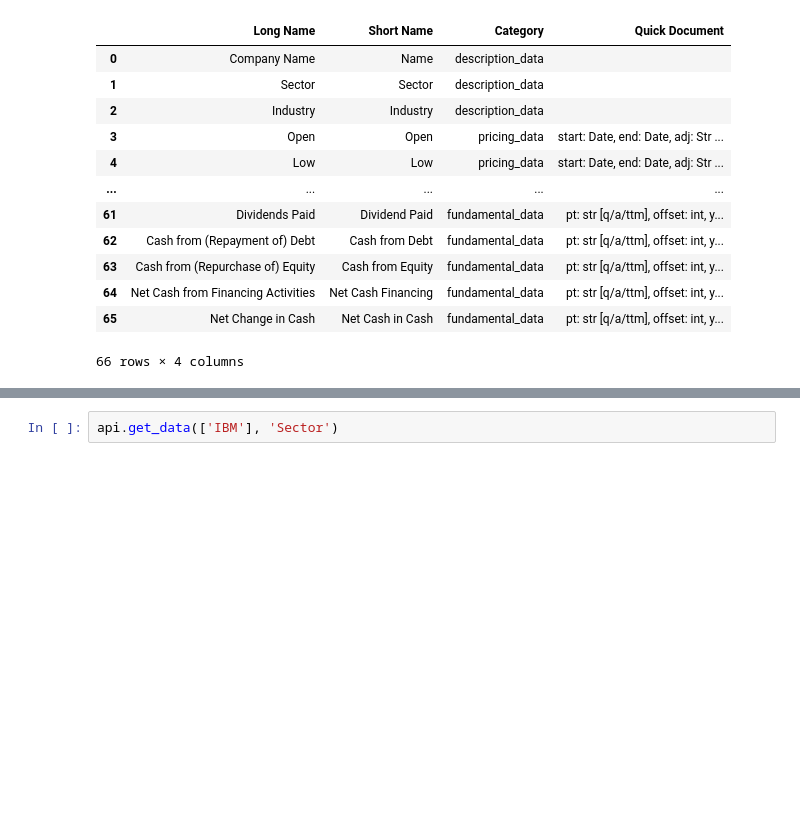
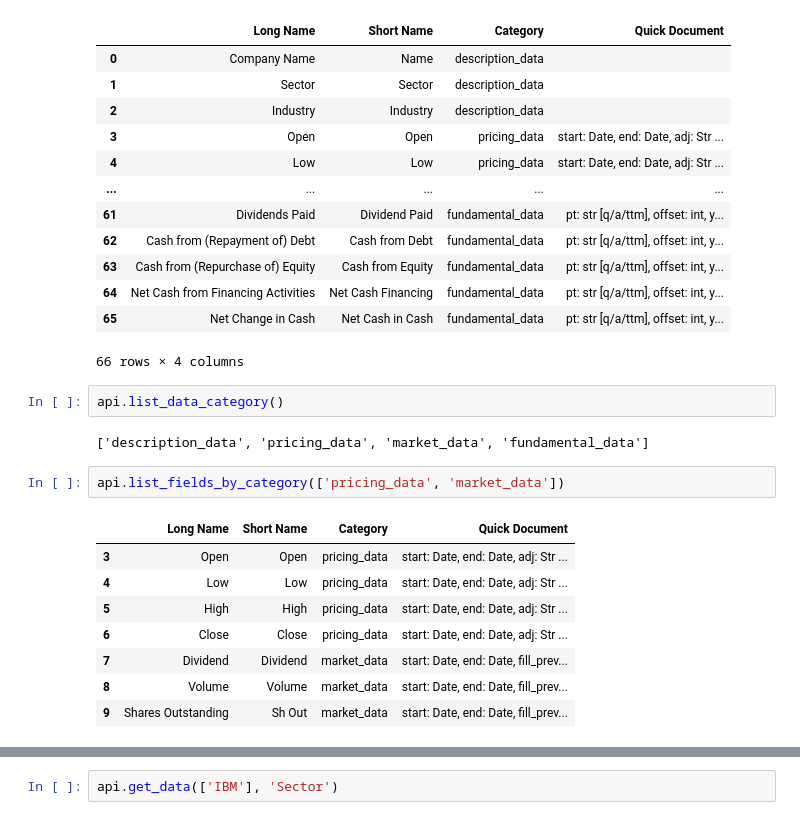
Before and after one commit to bbk-pij-2012-29/Financial-Data-API, a Jupyter notebook: api_example.ipynb, the cells around one changed output, grey strips where cells are left out. Cells and saved outputs as stored; diff of their text form; blank space fills up the shorter version.

```diff
--- a/api_example.ipynb
+++ b/api_example.ipynb
@@ -78,4 +81,19 @@ api.list_fields()
 | 64 | Net Cash from Financing Activities | Net Cash Financing | fundamental_data | pt: str [q/a/ttm], offset: int, y... |
 | 65 | Net Change in Cash | Net Cash in Cash | fundamental_data | pt: str [q/a/ttm], offset: int, y... |
 66 rows × 4 columns
+# %%
+api.list_data_category()
+# %% [output]
+['description_data', 'pricing_data', 'market_data', 'fundamental_data']
+# %%
+api.list_fields_by_category(['pricing_data', 'market_data'])
+# %% [output]
+|  | Long Name | Short Name | Category | Quick Document |
+| 3 | Open | Open | pricing_data | start: Date, end: Date, adj: Str ... |
+| 4 | Low | Low | pricing_data | start: Date, end: Date, adj: Str ... |
+| 5 | High | High | pricing_data | start: Date, end: Date, adj: Str ... |
+| 6 | Close | Close | pricing_data | start: Date, end: Date, adj: Str ... |
+| 7 | Dividend | Dividend | market_data | start: Date, end: Date, fill_prev... |
+| 8 | Volume | Volume | market_data | start: Date, end: Date, fill_prev... |
+| 9 | Shares Outstanding | Sh Out | market_data | start: Date, end: Date, fill_prev... |
 # %%
```
Also changed, not shown: parts of 14 cells of this notebook, 1 other file.
